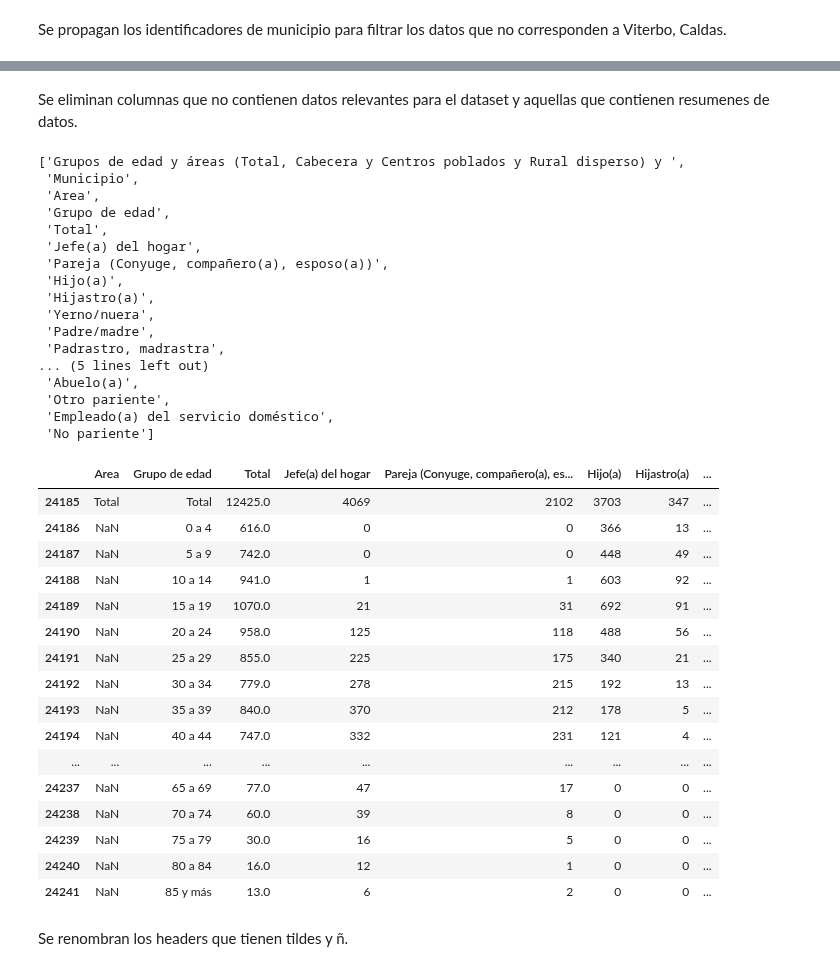
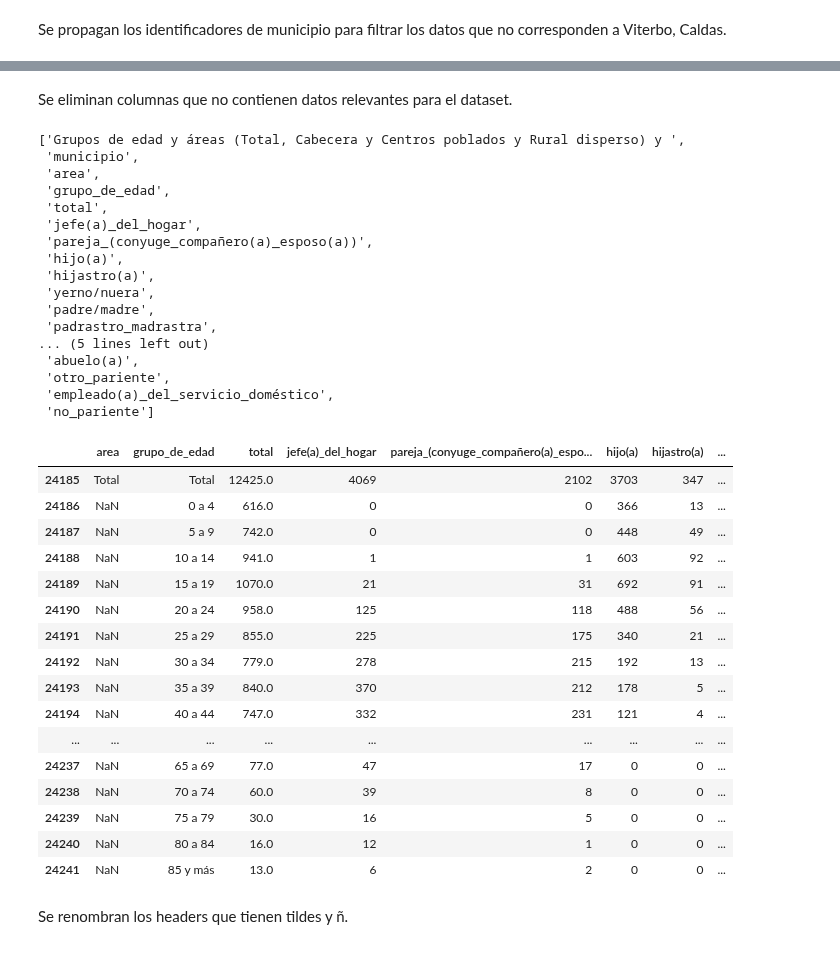
Before and after one commit to Schiavi13/Censo-Viterbo-Caldas-2018, a Jupyter notebook: source_to_csv_5_1pm.ipynb, the cells around one changed output, grey strips where cells are left out. Drawn from its saved outputs; the diff is of its cells as text; code cells hidden in the pictures.

Commit message:
Actualiza headers a minuscula y Snake Case de hoja 5.1PM

```diff
--- a/source_to_csv_5_1pm.ipynb
+++ b/source_to_csv_5_1pm.ipynb
@@ -30,6 +30,7 @@ Se observa que los headers se encuentran en la primera fila, para ellos se crear
 df_new_headers = {}
 current_headers = list(df_5_1pm.columns.values)[5:]
 actual_headers = list(df_5_1pm.iloc[0])[5:]
+actual_headers = ["_".join(header.replace(',', ' ').split()).lower() for header in actual_headers]
 
 for key, value in zip(current_headers, actual_headers):
     df_new_headers[key] = value
@@ -53,6 +54,6 @@ df_5_1pm
 # %% [markdown]
 Se cambian los nombres de las columnas restantes por nombres más descriptivos.
 # %%
-df_5_1pm = df_5_1pm.rename(columns={'Unnamed: 1':'Municipio', 'Unnamed: 2':'Area', 'Unnamed: 3':'Grupo de edad'})
+df_5_1pm = df_5_1pm.rename(columns={'Unnamed: 1':'municipio', 'Unnamed: 2':'area', 'Unnamed: 3':'grupo_de_edad', 'Total': 'total'})
 df_5_1pm
 # %% [output]
@@ -72,7 +73,7 @@ df_5_1pm
 # %% [markdown]
 Se propagan los identificadores de municipio para filtrar los datos que no corresponden a Viterbo, Caldas.
 # %%
-df_5_1pm['Municipio'] = df_5_1pm['Municipio'].ffill()
-df_5_1pm = df_5_1pm.loc[df_5_1pm['Municipio'] == '17877_Viterbo']
+df_5_1pm['municipio'] = df_5_1pm['municipio'].ffill()
+df_5_1pm = df_5_1pm.loc[df_5_1pm['municipio'] == '17877_Viterbo']
 df_5_1pm
 # %% [output]
@@ -95,32 +96,32 @@ df_5_1pm
 | 24241 | NaN | 17877_Viterbo | NaN | 85 y más | 13.0 | 6 | ... |
 57 rows × 21 columns
 # %% [markdown]
-Se eliminan columnas que no contienen datos relevantes para el dataset y aquellas que contienen resumenes de datos.
+Se eliminan columnas que no contienen datos relevantes para el dataset.
 # %%
 list(df_5_1pm.columns.values)
 # %% [output]
 ['Grupos de edad y áreas (Total, Cabecera y Centros poblados y Rural disperso) y ',
- 'Municipio',
- 'Area',
- 'Grupo de edad',
- 'Total',
- 'Jefe(a) del hogar',
- 'Pareja (Conyuge, compañero(a), esposo(a))',
- 'Hijo(a)',
- 'Hijastro(a)',
- 'Yerno/nuera',
- 'Padre/madre',
- 'Padrastro, madrastra',
+ 'municipio',
+ 'area',
+ 'grupo_de_edad',
+ 'total',
+ 'jefe(a)_del_hogar',
+ 'pareja_(conyuge_compañero(a)_esposo(a))',
+ 'hijo(a)',
+ 'hijastro(a)',
+ 'yerno/nuera',
+ 'padre/madre',
+ 'padrastro_madrastra',
 ... (5 lines left out)
- 'Abuelo(a)',
- 'Otro pariente',
- 'Empleado(a) del servicio doméstico',
- 'No pariente']
+ 'abuelo(a)',
+ 'otro_pariente',
+ 'empleado(a)_del_servicio_doméstico',
+ 'no_pariente']
 # %%
-df_5_1pm = df_5_1pm.drop(['Grupos de edad y áreas (Total, Cabecera y Centros poblados y Rural disperso) y ', 'Municipio'], axis=1)
+df_5_1pm = df_5_1pm.drop(['Grupos de edad y áreas (Total, Cabecera y Centros poblados y Rural disperso) y ', 'municipio'], axis=1)
 df_5_1pm
 # %% [output]
-|  | Area | Grupo de edad | Total | Jefe(a) del hogar | Pareja (Conyuge, compañero(a), es... | Hijo(a) | Hijastro(a) | ... |
+|  | area | grupo_de_edad | total | jefe(a)_del_hogar | pareja_(conyuge_compañero(a)_espo... | hijo(a) | hijastro(a) | ... |
 | 24185 | Total | Total | 12425.0 | 4069 | 2102 | 3703 | 347 | ... |
 | 24186 | NaN | 0 a 4 | 616.0 | 0 | 0 | 366 | 13 | ... |
 | 24187 | NaN | 5 a 9 | 742.0 | 0 | 0 | 448 | 49 | ... |
```
Also changed, not shown: parts of 8 cells of this notebook, 2 other files.
